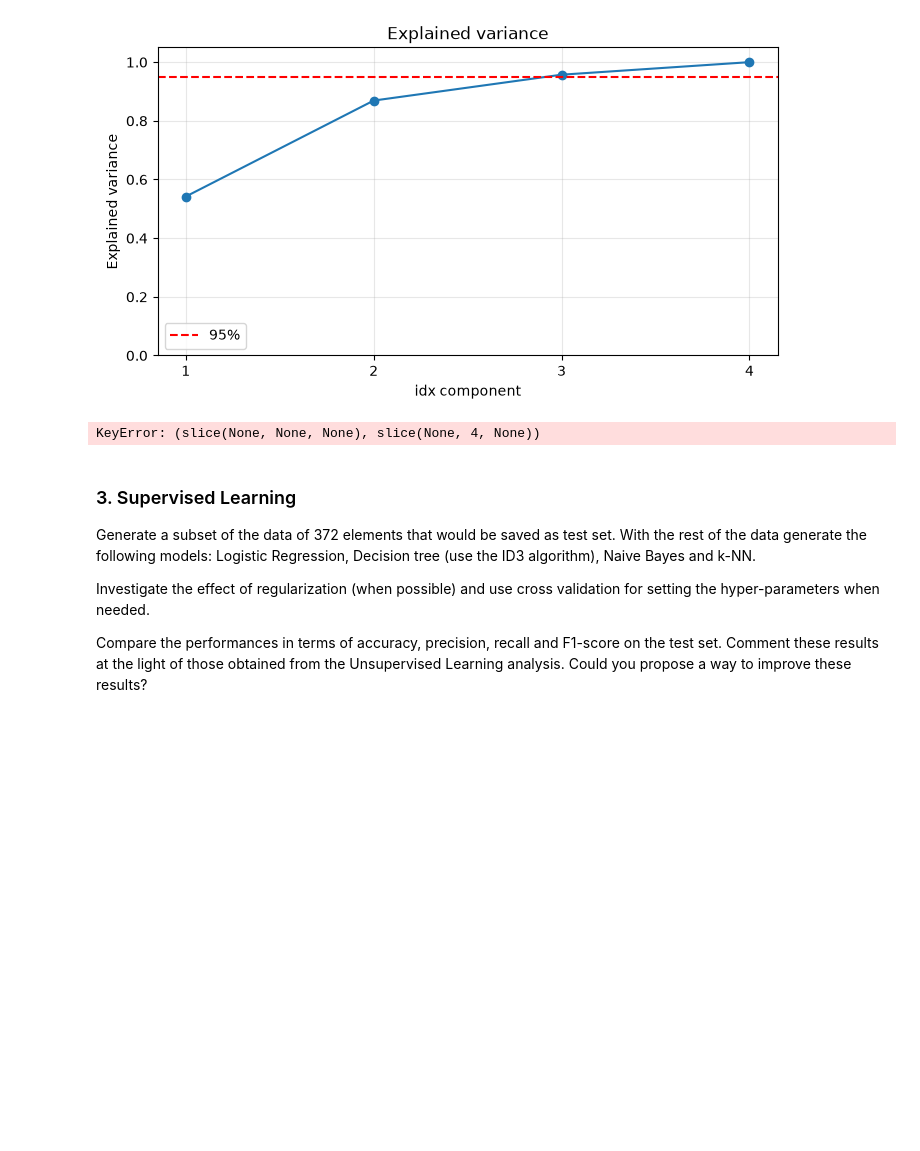
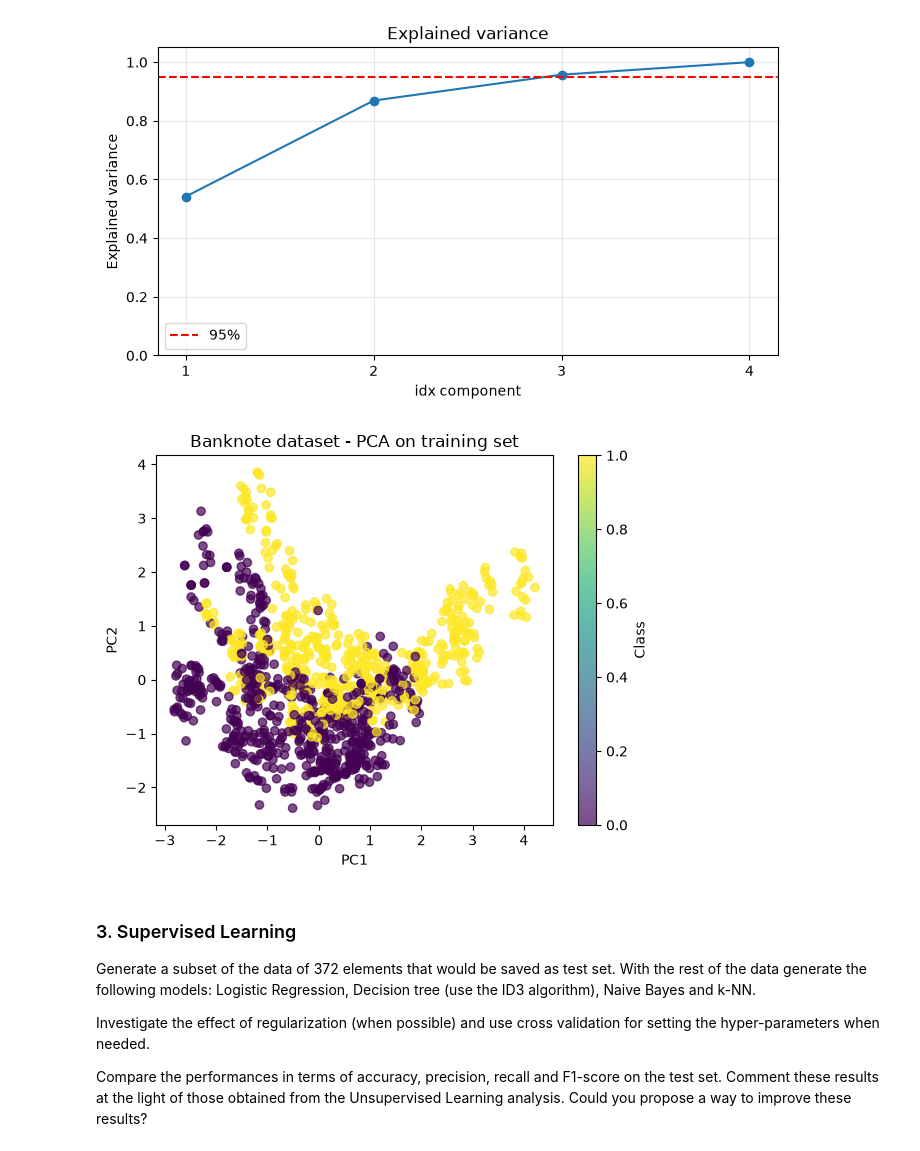
Before and after one commit to NicXVII/Intro_to_ML_26-27, a Jupyter notebook: Challenges/challenge_one.ipynb, the cells around one changed output. Drawn from its saved outputs; the diff is of its cells as text; code cells hidden in the pictures; blank space fills up the shorter version.

```diff
--- a/Challenges/challenge_one.ipynb
+++ b/Challenges/challenge_one.ipynb
@@ -226,10 +226,25 @@ Components needed for 95% variance: 3
 [figure]
 [figure]
 # %%
-new_X = pca.transform(X_train, k=4)
-plt.scatter(new_X[:, 0], new_X[:, 1], c=y, cmap='viridis', alpha=0.7)
+pca = MyPCA().fit(X_train_scaled)
+
+new_X_train = pca.transform(X_train_scaled, k=4)
+
+plt.scatter(
+    new_X_train[:, 0],
+    new_X_train[:, 1],
+    c=y_train,
+    cmap="viridis",
+    alpha=0.7
+)
+
+plt.xlabel("PC1")
+plt.ylabel("PC2")
+plt.title("Banknote dataset - PCA on training set")
+plt.colorbar(label="Class")
+plt.show()
 # %% [output]
-KeyError: (slice(None, None, None), slice(None, 4, None))
+[figure, added]
 # %% [markdown]
 ### 3. Supervised Learning
 
```
